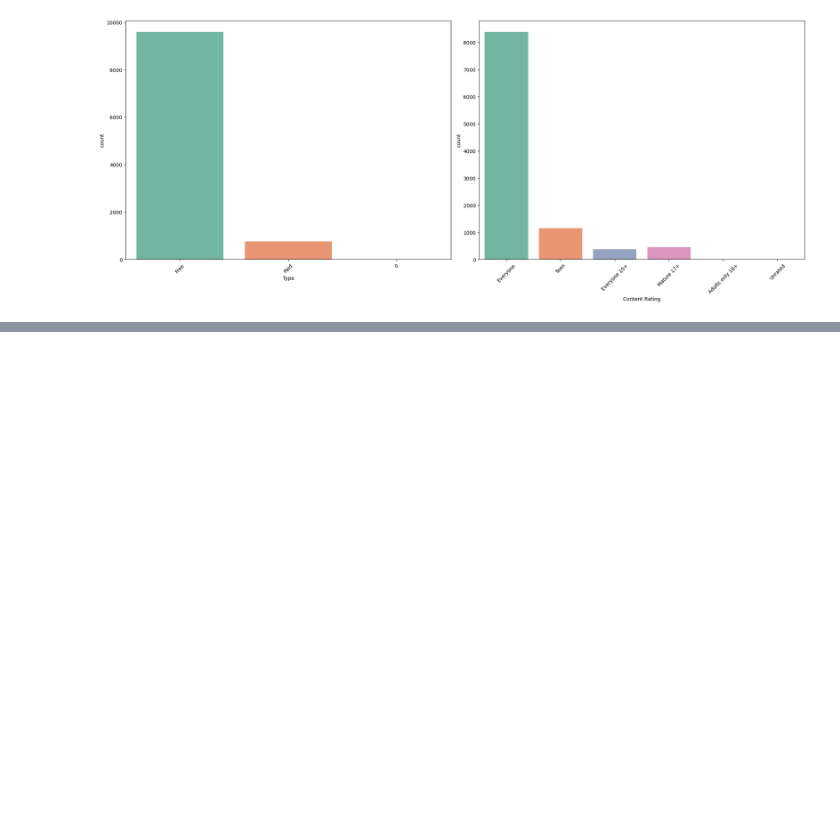
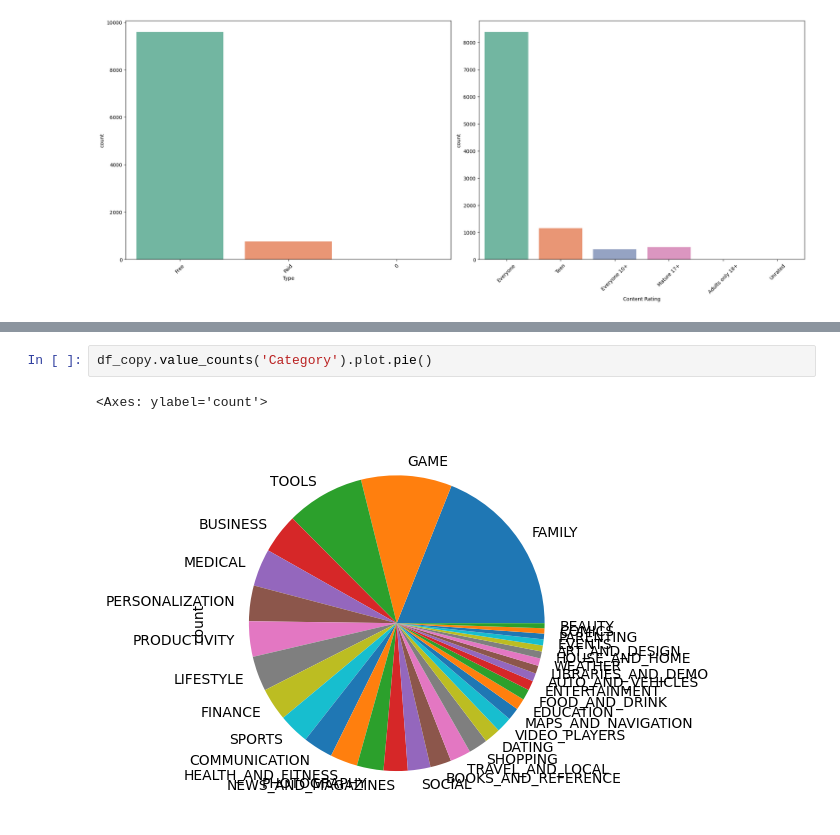
Before and after one commit to fp05107/PW_Skills_Assignments, a Jupyter notebook: Milestone_3_MachineLearning/week_2/practice/EDAGooglePlay.ipynb, the cells around one changed output, grey strips where cells are left out. Cells and saved outputs as stored; diff of their text form; blank space fills up the shorter version.

```diff
--- a/Milestone_3_MachineLearning/week_2/practice/EDAGooglePlay.ipynb
+++ b/Milestone_3_MachineLearning/week_2/practice/EDAGooglePlay.ipynb
@@ -837,0 +853,5 @@ for i in range(0, len(category)):
+# %%
+df_copy.value_counts('Category').plot.pie()
+# %% [output]
+<Axes: ylabel='count'>
+[figure, added]
```
Also changed, not shown: parts of 2 cells of this notebook.
